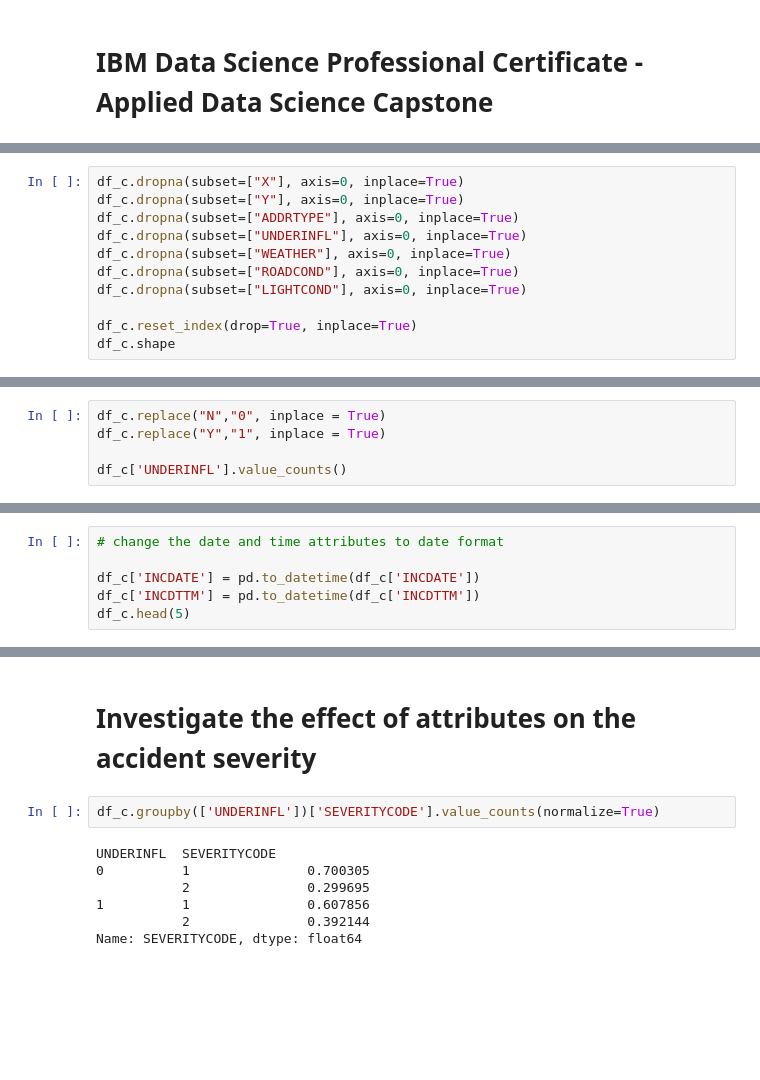
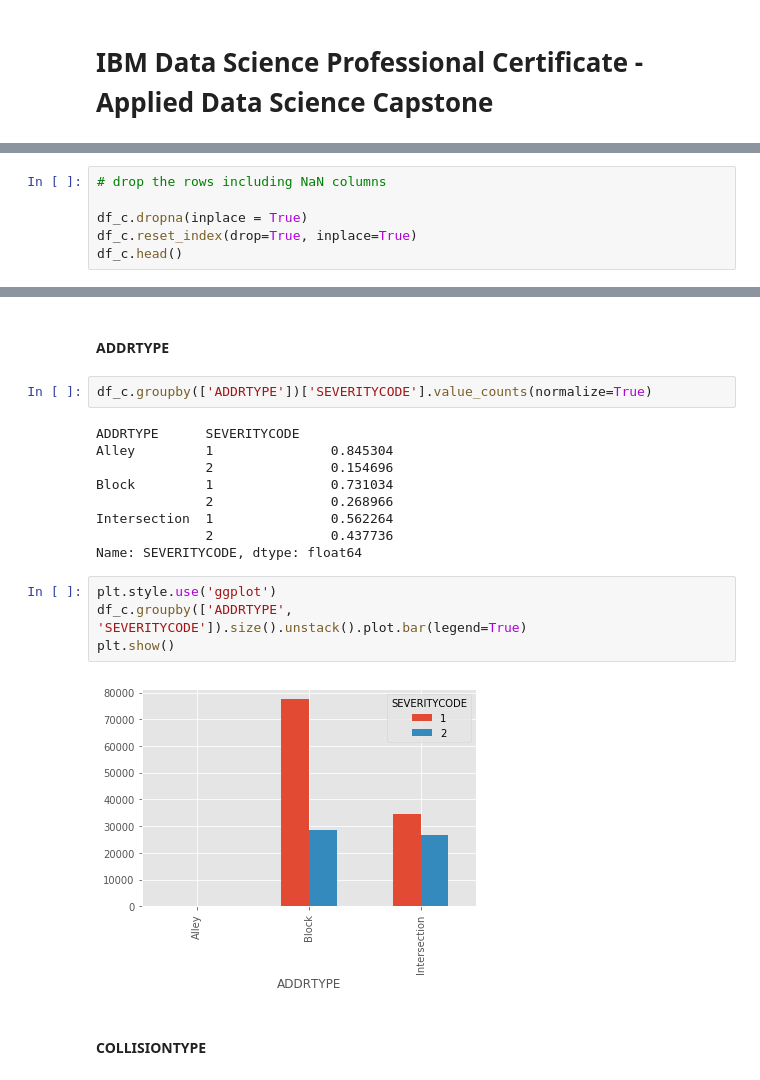
Before and after one commit to emrecanokten/coursera_capstone, a Jupyter notebook: Applied Data Science Capstone.ipynb, the cells around one changed output, grey strips where cells are left out. Cells and saved outputs as stored; diff of their text form; blank space fills up the shorter version.

```diff
--- a/Applied Data Science Capstone.ipynb
+++ b/Applied Data Science Capstone.ipynb
@@ -234,0 +207,6 @@ df_c.describe(include = "all")
+# %%
+# drop the rows including NaN columns
+
+df_c.dropna(inplace = True)
+df_c.reset_index(drop=True, inplace=True)
+df_c.head()
@@ -288,11 +223,0 @@ Name: HITPARKEDCAR, dtype: int64
-# %%
-df_c.dropna(subset=["X"], axis=0, inplace=True)
-df_c.dropna(subset=["Y"], axis=0, inplace=True)
-df_c.dropna(subset=["ADDRTYPE"], axis=0, inplace=True)
-df_c.dropna(subset=["UNDERINFL"], axis=0, inplace=True)
-df_c.dropna(subset=["WEATHER"], axis=0, inplace=True)
-df_c.dropna(subset=["ROADCOND"], axis=0, inplace=True)
-df_c.dropna(subset=["LIGHTCOND"], axis=0, inplace=True)
-
-df_c.reset_index(drop=True, inplace=True)
-df_c.shape
@@ -336,5 +225,0 @@ Since there are two type of binary categorization in the UNDERINFL attribute, we
-# %%
-df_c.replace("N","0", inplace = True)
-df_c.replace("Y","1", inplace = True)
-
-df_c['UNDERINFL'].value_counts()
@@ -395,6 +225,0 @@ Numerical variables should have type 'float' or 'int', and variables with string
-# %%
-# change the date and time attributes to date format
-
-df_c['INCDATE'] = pd.to_datetime(df_c['INCDATE'])
-df_c['INCDTTM'] = pd.to_datetime(df_c['INCDTTM'])
-df_c.head(5)
@@ -428,11 +226,21 @@ dtype: object
-# %% [markdown]
-# Investigate the effect of attributes on the accident severity
+# %% [markdown]
+#### ADDRTYPE
 # %%
-df_c.groupby(['UNDERINFL'])['SEVERITYCODE'].value_counts(normalize=True)
+df_c.groupby(['ADDRTYPE'])['SEVERITYCODE'].value_counts(normalize=True)
 # %% [output]
-UNDERINFL  SEVERITYCODE
-0          1               0.700305
-           2               0.299695
-1          1               0.607856
-           2               0.392144
+ADDRTYPE      SEVERITYCODE
+Alley         1               0.845304
+              2               0.154696
+Block         1               0.731034
+              2               0.268966
+Intersection  1               0.562264
+              2               0.437736
 Name: SEVERITYCODE, dtype: float64
+# %%
+plt.style.use('ggplot')
+df_c.groupby(['ADDRTYPE', 'SEVERITYCODE']).size().unstack().plot.bar(legend=True)
+plt.show()
+# %% [output]
+[figure, added]
+# %% [markdown]
+#### COLLISIONTYPE
```
Also changed, not shown: parts of 128 cells of this notebook.
